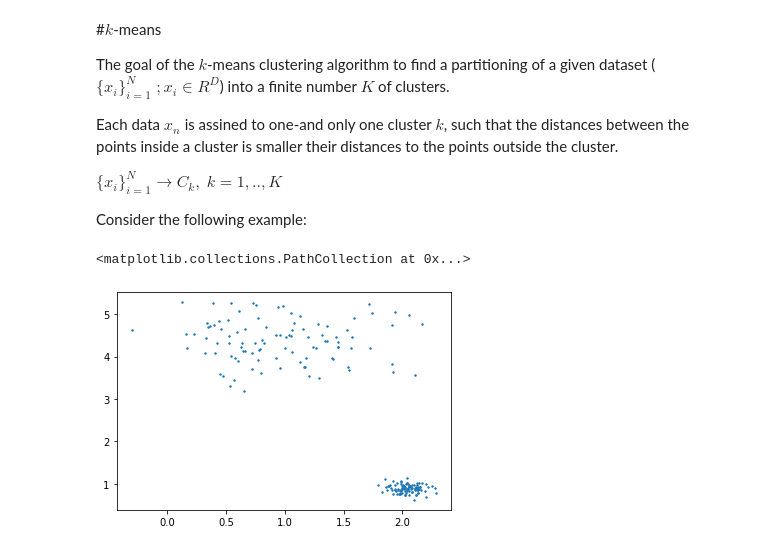
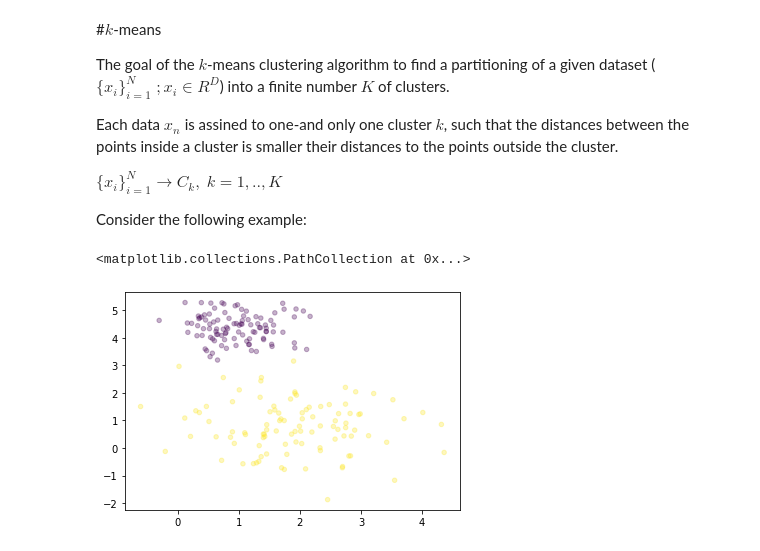
Before and after one commit to mjvakili/MLcourse, a Jupyter notebook: day5/k_means.ipynb, the cells around one changed output. Saved outputs shown, nothing was run; the diff lists cells and outputs as text; code cells hidden in the pictures.

```diff
--- a/day5/k_means.ipynb
+++ b/day5/k_means.ipynb
@@ -18,9 +18,9 @@ Consider the following example:
 # %%
 from sklearn.datasets.samples_generator import make_blobs
 X, y_true = make_blobs(n_samples=200, centers=2,
-                       cluster_std=[0.5, 0.1], random_state=0)
-plt.scatter(X[:, 0], X[:, 1], s=2)
+                       cluster_std=[0.5, 1], random_state=0)
+plt.scatter(X[:, 0], X[:, 1], c= y_true, alpha = 0.3, s = 20)
 # %% [output]
 <matplotlib.collections.PathCollection at 0x...>
-[figure, old version]
+[figure, new version]
 # %% [markdown]
```
Also changed, not shown: parts of 3 cells of this notebook.
